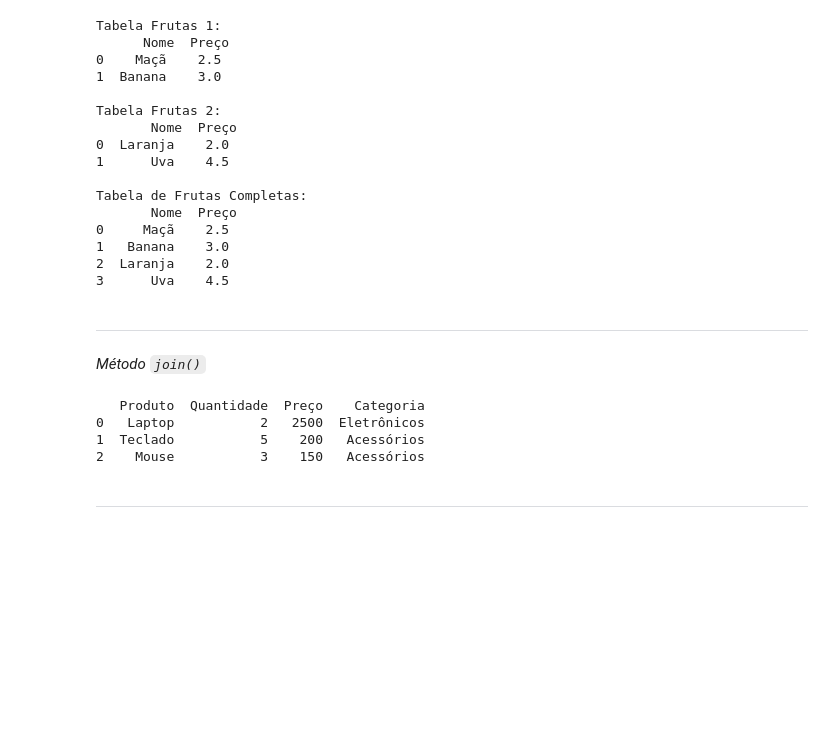
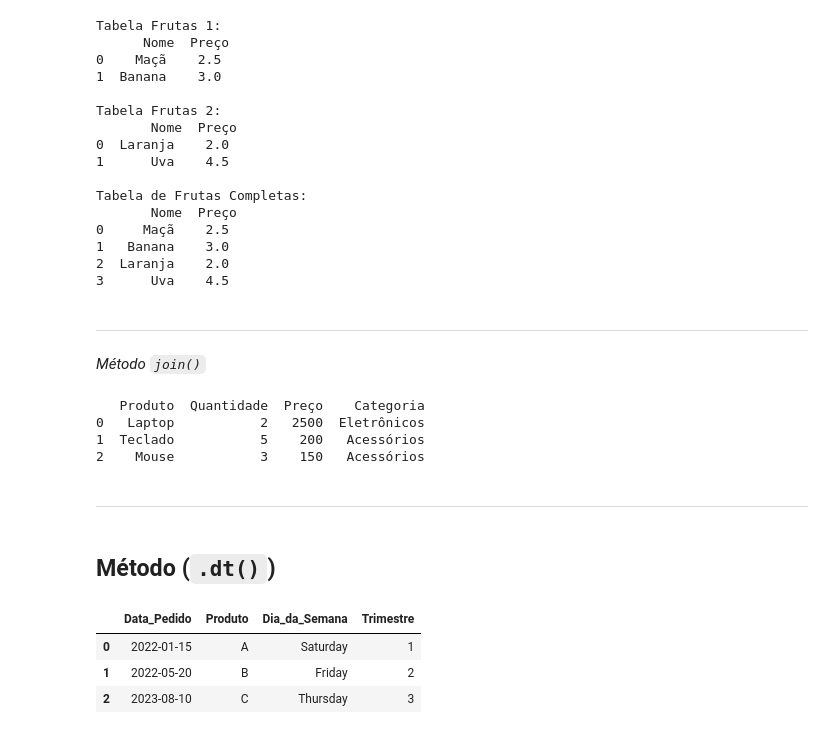
Before and after one commit to sjf1616/learning_dev, a Jupyter notebook: pandas-learning/notebooks/gmilearn.ipynb, the cells around one changed output. Cells and saved outputs as stored; diff of their text form; code cells hidden in the pictures; blank space fills up the shorter version.

```diff
--- a/pandas-learning/notebooks/gmilearn.ipynb
+++ b/pandas-learning/notebooks/gmilearn.ipynb
@@ -492,3 +492,31 @@ print(df_vendas_detalhadas)
 2    Mouse           3    150   Acessórios
 # %% [markdown]
 ----
+# %% [markdown]
+## Método (`.dt()`)
+# %%
+# Importando Bibliotecas
+import pandas as pd
+
+# Criando o DataFrame
+df_pedidos = pd.DataFrame({
+    "Data_Pedido": ["2022-01-15", "2022-05-20", "2023-08-10"],
+    "Produto": ["A", "B", "C"]
+})
+
+# Transformando a coluna DataPedidos em Data
+df_pedidos["Data_Pedido"] = pd.to_datetime(df_pedidos["Data_Pedido"]) # !! agurmento format '%d/%m/%Y' dando ERRO
+df_pedidos
+
+# Criando uma nova coluna chamada Dia_da_semana
+df_pedidos["Dia_da_Semana"] = df_pedidos["Data_Pedido"].dt.day_name()
+df_pedidos
+
+# Criando uma coluna trimestre
+df_pedidos['Trimestre'] = df_pedidos['Data_Pedido'].dt.quarter
+df_pedidos
+# %% [output]
+|  | Data_Pedido | Produto | Dia_da_Semana | Trimestre |
+| 0 | 2022-01-15 | A | Saturday | 1 |
+| 1 | 2022-05-20 | B | Friday | 2 |
+| 2 | 2023-08-10 | C | Thursday | 3 |
```
Also changed, not shown: parts of 1 cell of this notebook, 1 other file.
